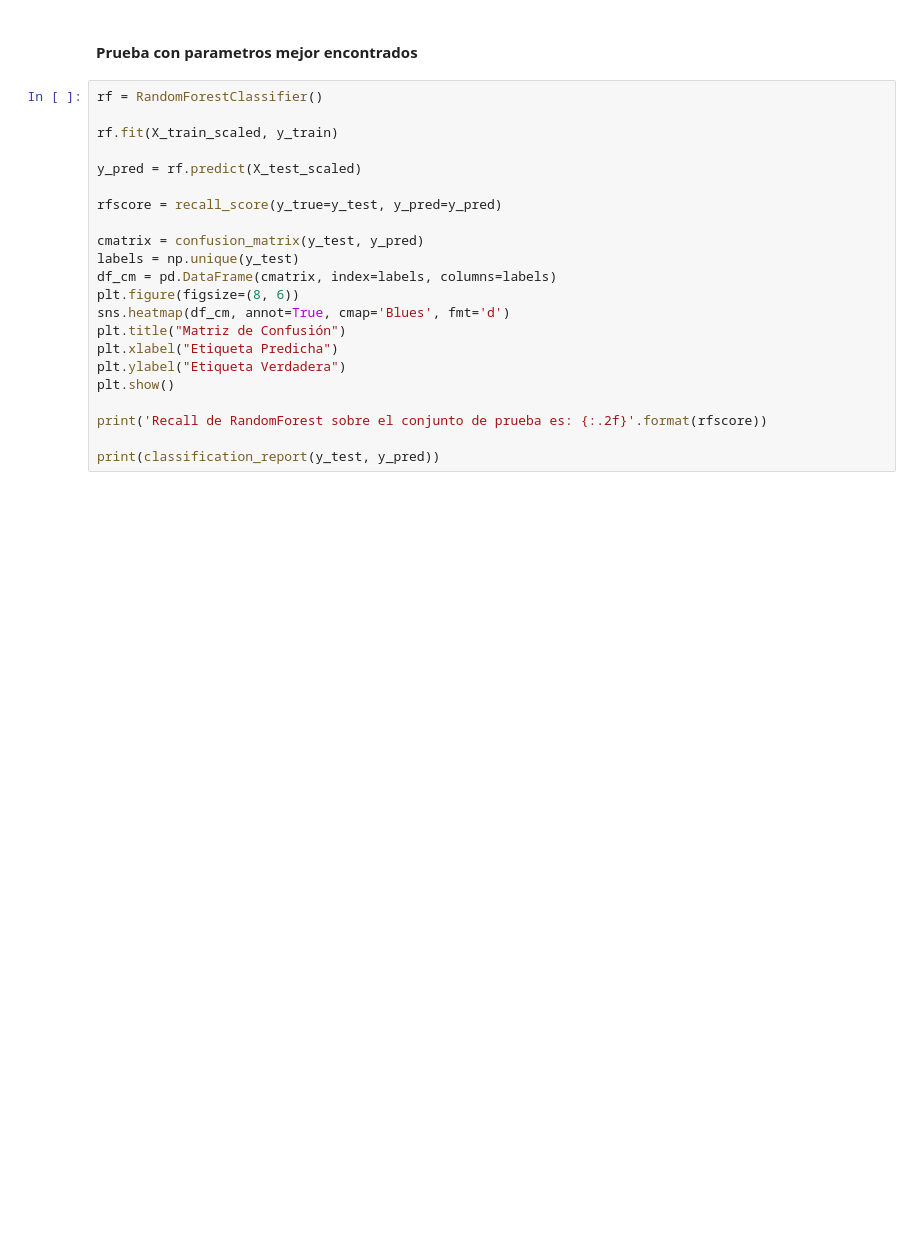
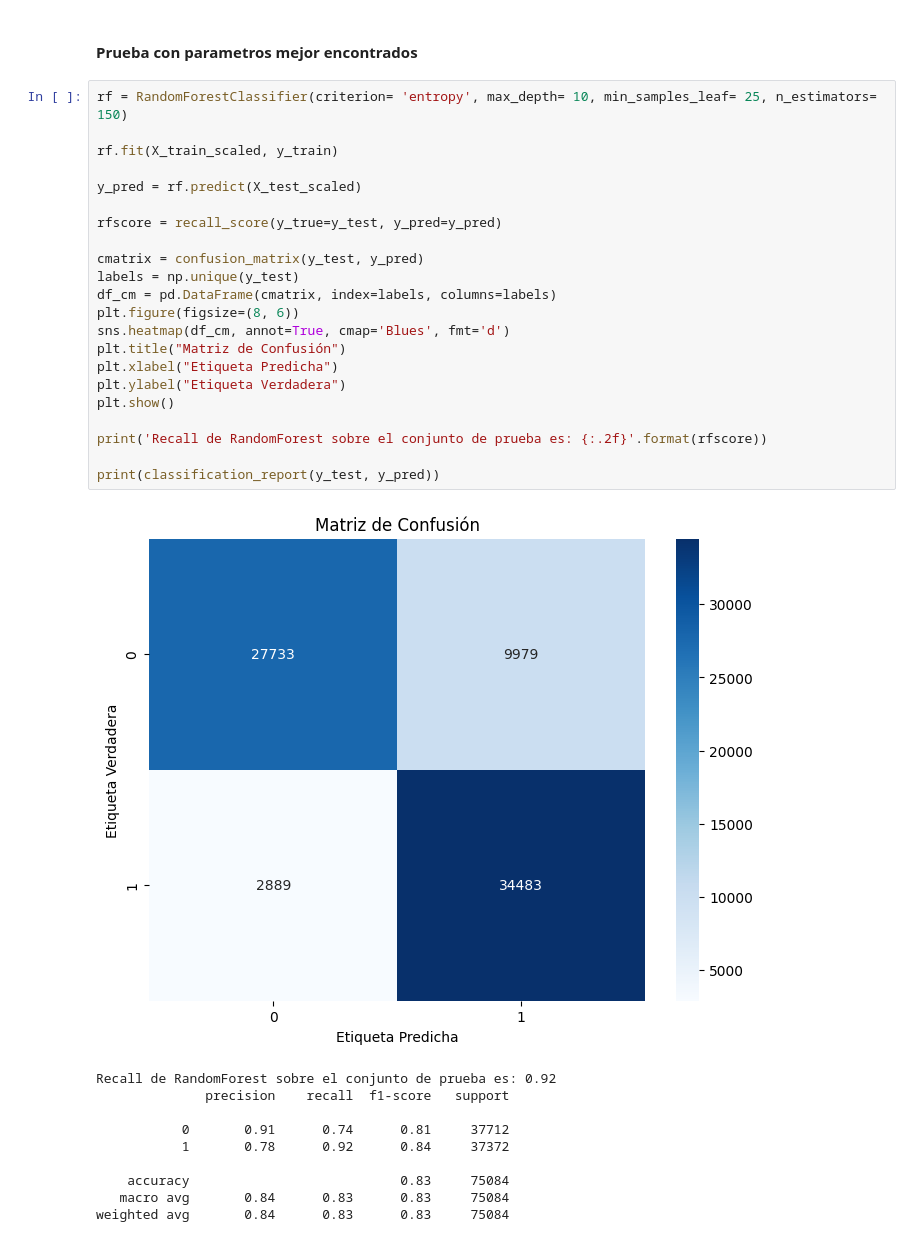
Before and after one commit to ErronBlood/CloudComputingAI, a Jupyter notebook: CloudComputingAI.ipynb, the cells around one changed output. Cells and saved outputs as stored; diff of their text form; blank space fills up the shorter version.

```diff
--- a/CloudComputingAI.ipynb
+++ b/CloudComputingAI.ipynb
@@ -480,24 +500,35 @@ print("Puntaje de mejores parametros: ", comb.best_score_)
 # %% [markdown]
 #### Prueba con parametros mejor encontrados
 # %%
-rf = RandomForestClassifier()
+rf = RandomForestClassifier(criterion= 'entropy', max_depth= 10, min_samples_leaf= 25, n_estimators= 150)
 
 rf.fit(X_train_scaled, y_train)
 
 y_pred = rf.predict(X_test_scaled)
 
 rfscore = recall_score(y_true=y_test, y_pred=y_pred)
 
 cmatrix = confusion_matrix(y_test, y_pred)
 labels = np.unique(y_test)
 df_cm = pd.DataFrame(cmatrix, index=labels, columns=labels)
 plt.figure(figsize=(8, 6))
 sns.heatmap(df_cm, annot=True, cmap='Blues', fmt='d')
 plt.title("Matriz de Confusión")
 plt.xlabel("Etiqueta Predicha")
 plt.ylabel("Etiqueta Verdadera")
 plt.show()
 
 print('Recall de RandomForest sobre el conjunto de prueba es: {:.2f}'.format(rfscore))
 
 print(classification_report(y_test, y_pred))
+# %% [output]
+[figure, added]
+Recall de RandomForest sobre el conjunto de prueba es: 0.92
+              precision    recall  f1-score   support
+
+           0       0.91      0.74      0.81     37712
+           1       0.78      0.92      0.84     37372
+
+    accuracy                           0.83     75084
+   macro avg       0.84      0.83      0.83     75084
+weighted avg       0.84      0.83      0.83     75084
```
Also changed, not shown: parts of 6 cells of this notebook.
